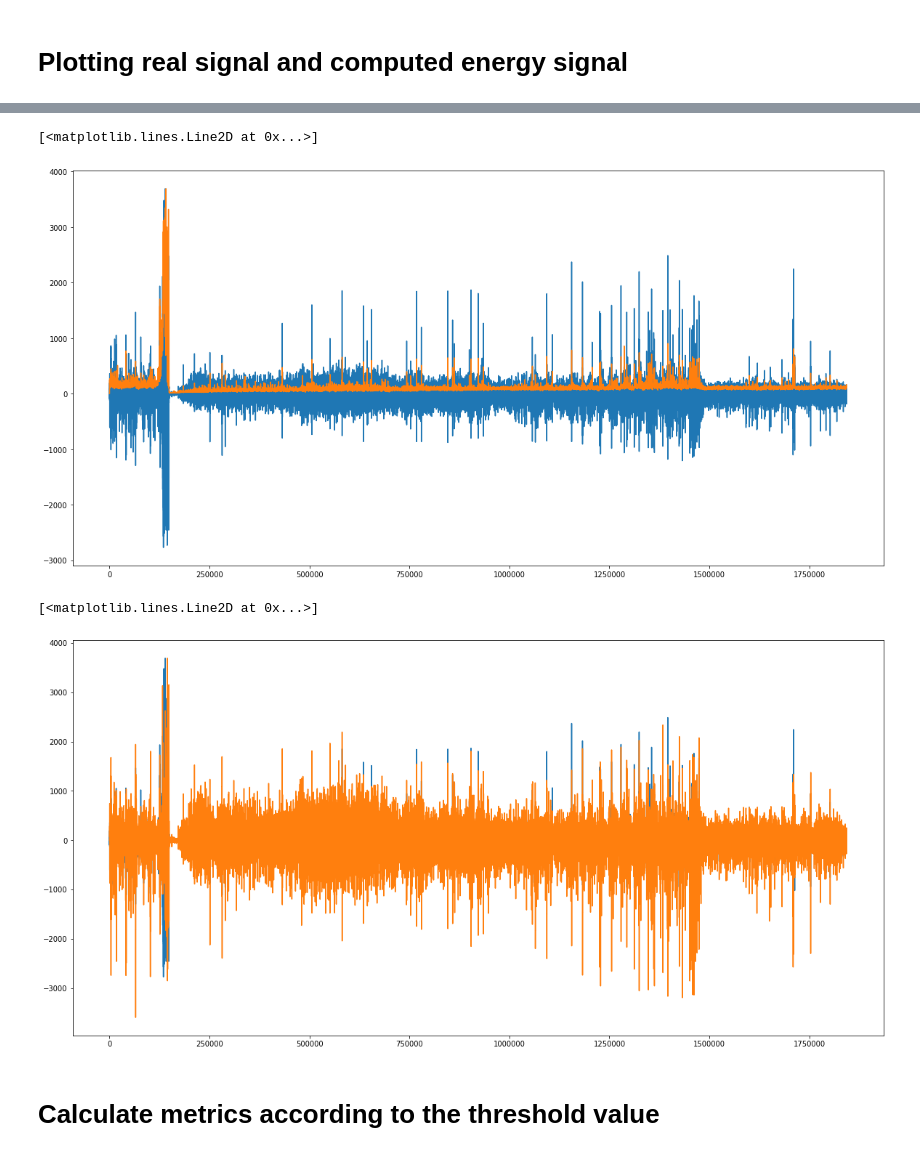
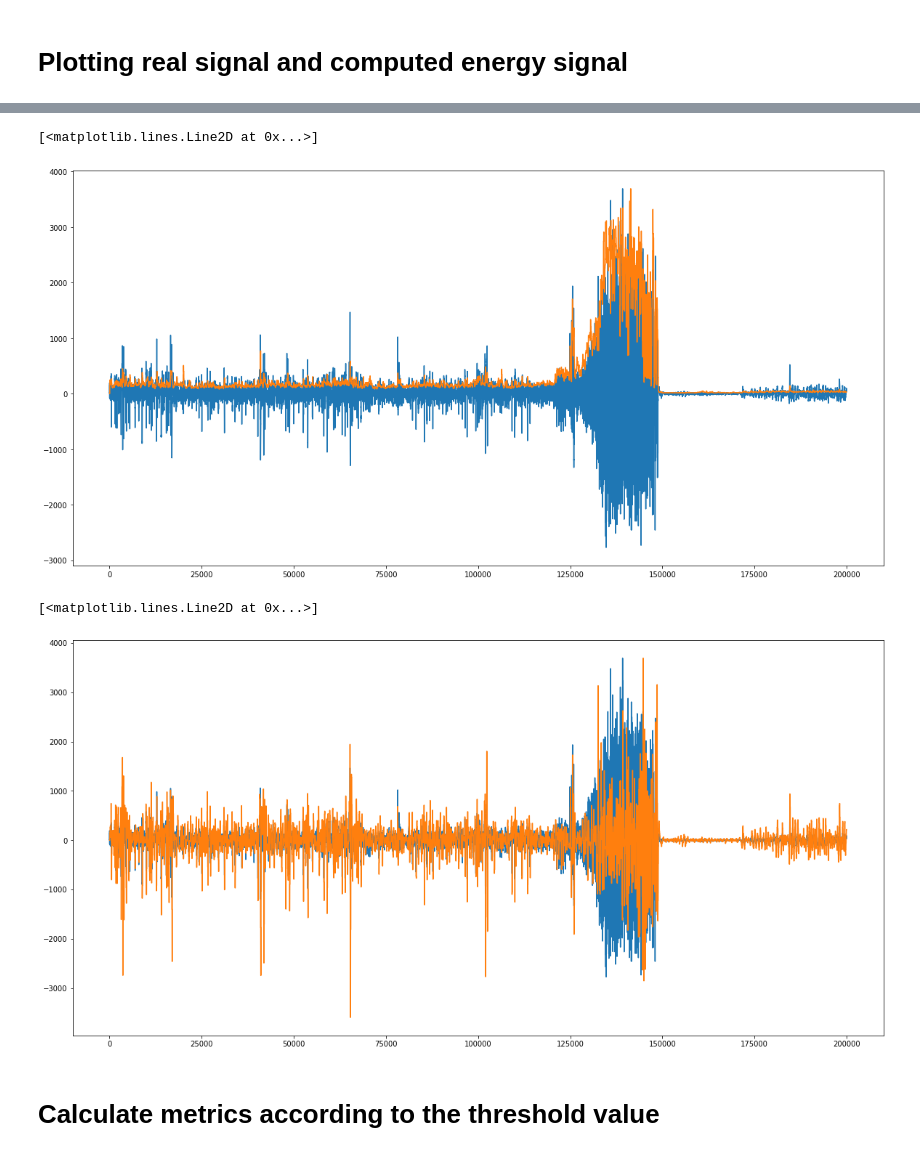
Before and after one commit to sinitame/ieeg-ml-project, a Jupyter notebook: notebooks/Feature_selection_patient_2.ipynb, the cells around one changed output, grey strips where cells are left out. Drawn from its saved outputs; the diff is of its cells as text; code cells hidden in the pictures.

Commit message:
Zooming on scaled feature visualization plots

```diff
--- a/notebooks/Feature_selection_patient_2.ipynb
+++ b/notebooks/Feature_selection_patient_2.ipynb
@@ -99,19 +99,19 @@ plt.plot(energy_seizure1_single_scaled/np.max(energy_seizure1_single_scaled)*np.
 # %%
 plt.figure(figsize=(20,10))
 real_signal = eegs[0][1][max_power_eeg].T
-plt.plot(real_signal)
-plt.plot(line_length_seizure1_single_scaled/np.max(line_length_seizure1_single_scaled)*np.max(real_signal))
+plt.plot(real_signal[:200000])
+plt.plot(line_length_seizure1_single_scaled[:200000]/np.max(line_length_seizure1_single_scaled)*np.max(real_signal))
 # %% [output]
 [<matplotlib.lines.Line2D at 0x...>]
-[figure, old version]
+[figure, new version]
 # %%
 plt.figure(figsize=(20,10))
 real_signal = eegs[0][1][max_power_eeg].T
-plt.plot(real_signal)
-plt.plot(moving_avg_seizure1_single_scaled/np.max(moving_avg_seizure1_single_scaled)*np.max(real_signal))
+plt.plot(real_signal[:200000])
+plt.plot(moving_avg_seizure1_single_scaled[:200000]/np.max(moving_avg_seizure1_single_scaled)*np.max(real_signal))
 # %% [output]
 [<matplotlib.lines.Line2D at 0x...>]
-[figure, old version]
+[figure, new version]
 # %% [markdown]
 # Calculate metrics according to the threshold value
 # %% [markdown]
```
Also changed, not shown: parts of 1 cell of this notebook.
